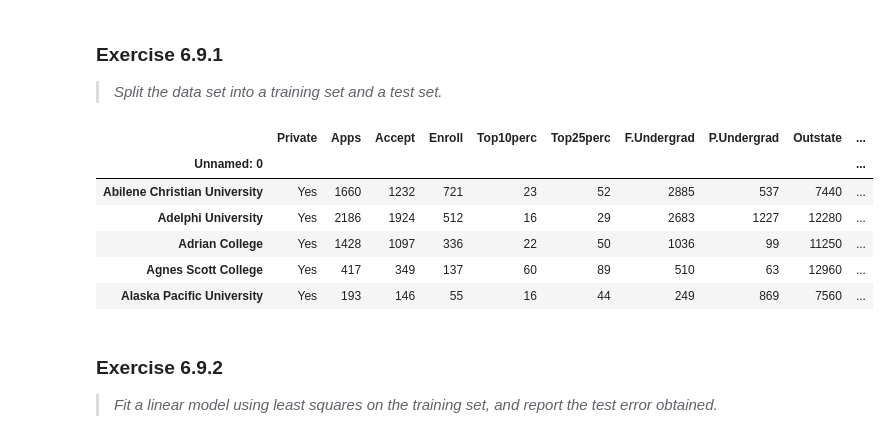
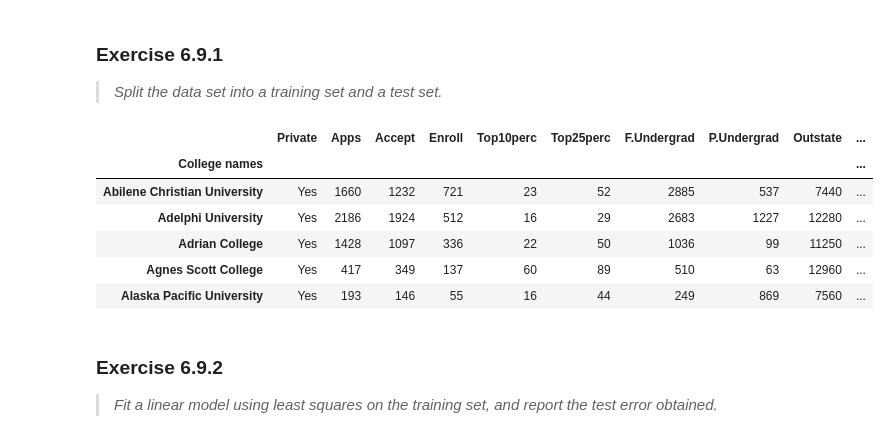
Before and after one commit to HerrBroekman/Python-solutions-for-An-Introduction-to-Statistical-Learning, a Jupyter notebook: Chapter6/Exercise09/6_9.ipynb, the cells around one changed output. Saved outputs shown, nothing was run; the diff lists cells and outputs as text; code cells hidden in the pictures.

Commit message:
Renamed the df.index from 'Unnamed: 0' to 'College names'

```diff
--- a/Chapter6/Exercise09/6_9.ipynb
+++ b/Chapter6/Exercise09/6_9.ipynb
@@ -35,20 +44,21 @@ from sklearn.cross_decomposition import PLSRegression
 # %%
 df = pd.read_csv("../../DataSets/College/College.csv")
 assert not any(df['Unnamed: 0'].duplicated()) # check if duplicated in the 'Unnamed: 0' column
 df = df.set_index('Unnamed: 0')
+df.index.names = ['College names']
 df.head()
 df['Private'] = np.where(df['Private'] == 'Yes', 1, 0)  # convert categorical variable to quantative variable
 df_Y = df[['Apps']]
 df_X = df.drop('Apps', axis=1)
 df_X_train, df_X_test = train_test_split(df_X, test_size=0.2, random_state=0)
 df_Y_train, df_Y_test = train_test_split(df_Y, test_size=0.2, random_state=0)
 
 scaler = StandardScaler()
 X_train = scaler.fit_transform(df_X_train)
 X_test = scaler.transform(df_X_test)
 # %% [output]
 |  | Private | Apps | Accept | Enroll | Top10perc | Top25perc | F.Undergrad | P.Undergrad | Outstate | ... |
-| Unnamed: 0 |  |  |  |  |  |  |  |  |  | ... |
+| College names |  |  |  |  |  |  |  |  |  | ... |
 | Abilene Christian University | Yes | 1660 | 1232 | 721 | 23 | 52 | 2885 | 537 | 7440 | ... |
 | Adelphi University | Yes | 2186 | 1924 | 512 | 16 | 29 | 2683 | 1227 | 12280 | ... |
 | Adrian College | Yes | 1428 | 1097 | 336 | 22 | 50 | 1036 | 99 | 11250 | ... |
```
Also changed, not shown: parts of 1 cell of this notebook, 1 other file.
